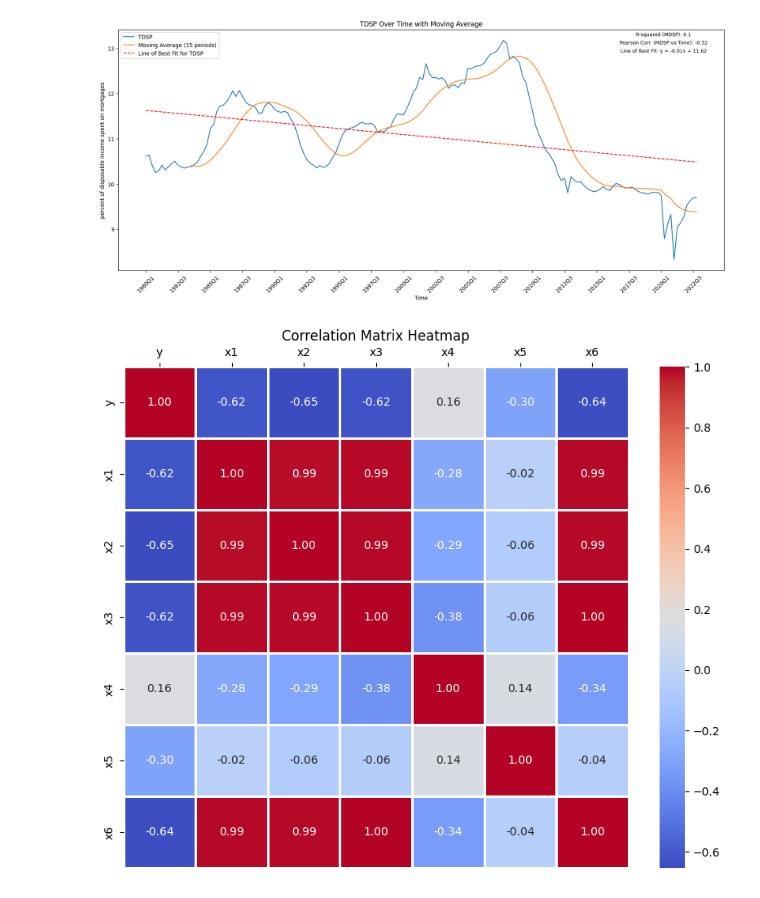
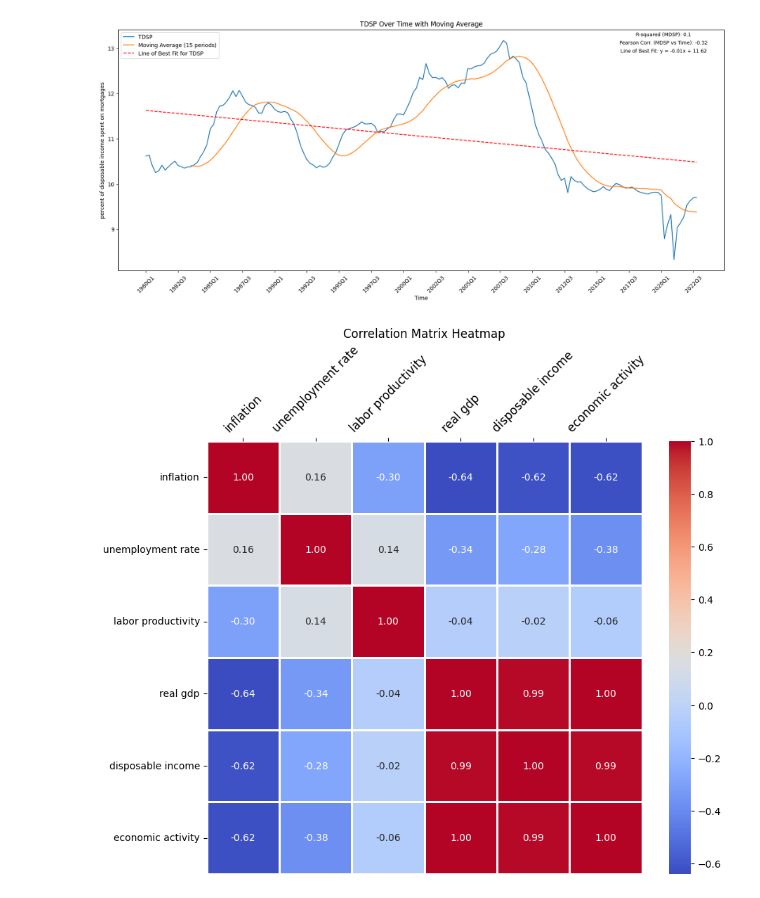
Before and after one commit to kechprog/infl, a Jupyter notebook: main.ipynb, the cells around one changed output. Cells and saved outputs as stored; diff of their text form; code cells hidden in the pictures.

```diff
--- a/main.ipynb
+++ b/main.ipynb
@@ -196,26 +196,39 @@ plt.show()
 [figure]
 # %%
 data = concat(
-    './data/raw/PCETRIM12M159SFRBDAL.csv',  # inflation                        | y
-    './data/raw/DSPIC96.csv',              # disposable income                 | x1
-    './data/raw/CPIAUCSL.csv',             # consumer price index              | x2 --- basically the same as inflation
-    './data/raw/USPHCI.csv',               # economic activity                 | x3
-    './data/raw/UNRATE.csv',               # unemployment rate                 | x4 --- doesnt have a real effect
-    './data/raw/PRS84006091.csv',          # labor productivity                | x5 --- doesnt have a real effect
-    './data/raw/GDPC1.csv',                # real GDP(gross domestic product)  | x6
+    './data/raw/PCETRIM12M159SFRBDAL.csv', # inflation
+    './data/raw/UNRATE.csv',               # unemployment rate
+    './data/raw/PRS84006091.csv',          # labor productivity
+    './data/raw/GDPC1.csv',                # real GDP(gross domestic product)
+    './data/raw/DSPIC96.csv',              # disposable income
+    './data/raw/USPHCI.csv',               # economic activity
 )
 
 # Rename columns
-data.columns = ['y', 'x1', 'x2', 'x3', 'x4', 'x5', 'x6']
+data.columns = ['inflation', 'unemployment rate', 'labor productivity', 'real gdp', 'disposable income', 'economic activity']
 
 # Calculate correlation matrix
 corr_matrix = data.corr()
 
 # Plot the heatmap
 fig, ax = plt.subplots(figsize=(10, 8))
 sns.heatmap(corr_matrix, annot=True, cmap='coolwarm', fmt=".2f", linewidths=1, ax=ax)
 ax.tick_params(axis='x', bottom=False, top=True, labelbottom=False, labeltop=True)
 plt.title('Correlation Matrix Heatmap')
+
+# Rotate x-axis labels
+plt.xticks(rotation=45)
+
+# Enlarge x-axis labels
+ax.set_xticklabels(ax.get_xticklabels(), fontsize=12)
+
+# Move the x-axis labels to top
+ax.tick_params(axis='x', bottom=False, top=True, labelbottom=False, labeltop=True)
+
+# Set title for the heatmap
+plt.title('Correlation Matrix Heatmap')
+
+# Show plot
 plt.show()
 # %% [output]
-[figure, old version]
+[figure, new version]
```
Also changed, not shown: parts of 6 cells of this notebook, 8 other files.
